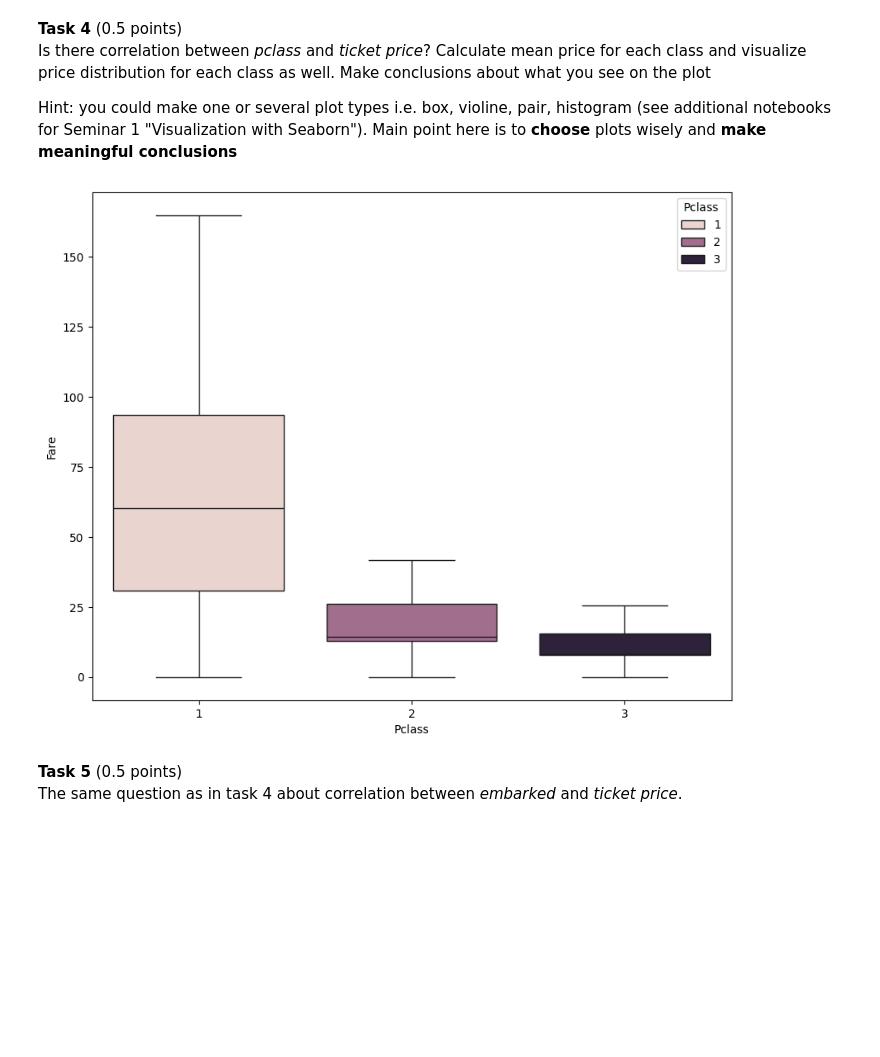
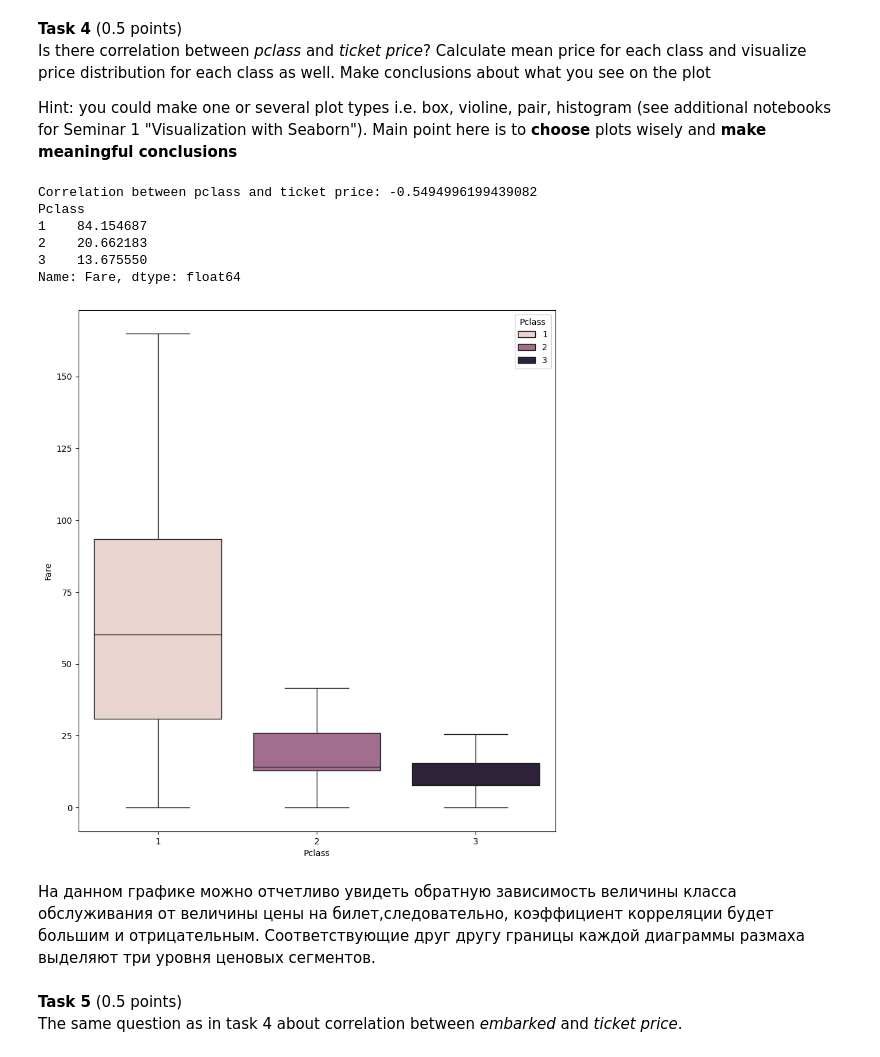
Before and after one commit to Bogdan108/ML, a Jupyter notebook: HW/Luckyanchuck_hw1_2023.ipynb, the cells around one changed output. Cells and saved outputs as stored; diff of their text form; code cells hidden in the pictures; blank space fills up the shorter version.

```diff
--- a/HW/Luckyanchuck_hw1_2023.ipynb
+++ b/HW/Luckyanchuck_hw1_2023.ipynb
@@ -584,14 +603,23 @@ Is there correlation between *pclass* and *ticket price*? Calculate mean price f
 
 Hint: you could make one or several plot types i.e.  box, violine, pair, histogram (see additional notebooks for Seminar 1 "Visualization with Seaborn"). Main point here is to **choose** plots wisely and **make meaningful conclusions**
 # %%
-dataset.Pclass.corr(dataset.Fare)
-dataset.groupby(['Pclass']).Fare.mean()
+print("Correlation between pclass and ticket price:",
+      dataset.Pclass.corr(dataset.Fare))
+print(dataset.groupby(['Pclass']).Fare.mean())
 
-plt.figure(figsize=(10, 8))
+plt.figure(figsize=(10, 11))
 sns.boxplot(data=dataset, x='Pclass', y='Fare', showfliers=False, hue='Pclass')
 plt.show()
 # %% [output]
+Correlation between pclass and ticket price: -0.5494996199439082
+Pclass
+1    84.154687
+2    20.662183
+3    13.675550
+Name: Fare, dtype: float64
-[figure, old version]
+[figure, new version]
+# %% [markdown]
+На данном графике можно отчетливо увидеть обратную зависимость величины класса обслуживания от величины цены на билет,следовательно, коэффициент корреляции будет большим и отрицательным. Соответствующие друг другу границы каждой диаграммы размаха выделяют три уровня ценовых сегментов.
 # %% [markdown]
 **Task 5** (0.5 points) <br/>
 The same question as in task 4 about correlation between *embarked* and *ticket priсe*.
```
Also changed, not shown: parts of 15 cells of this notebook, 1 other file.
